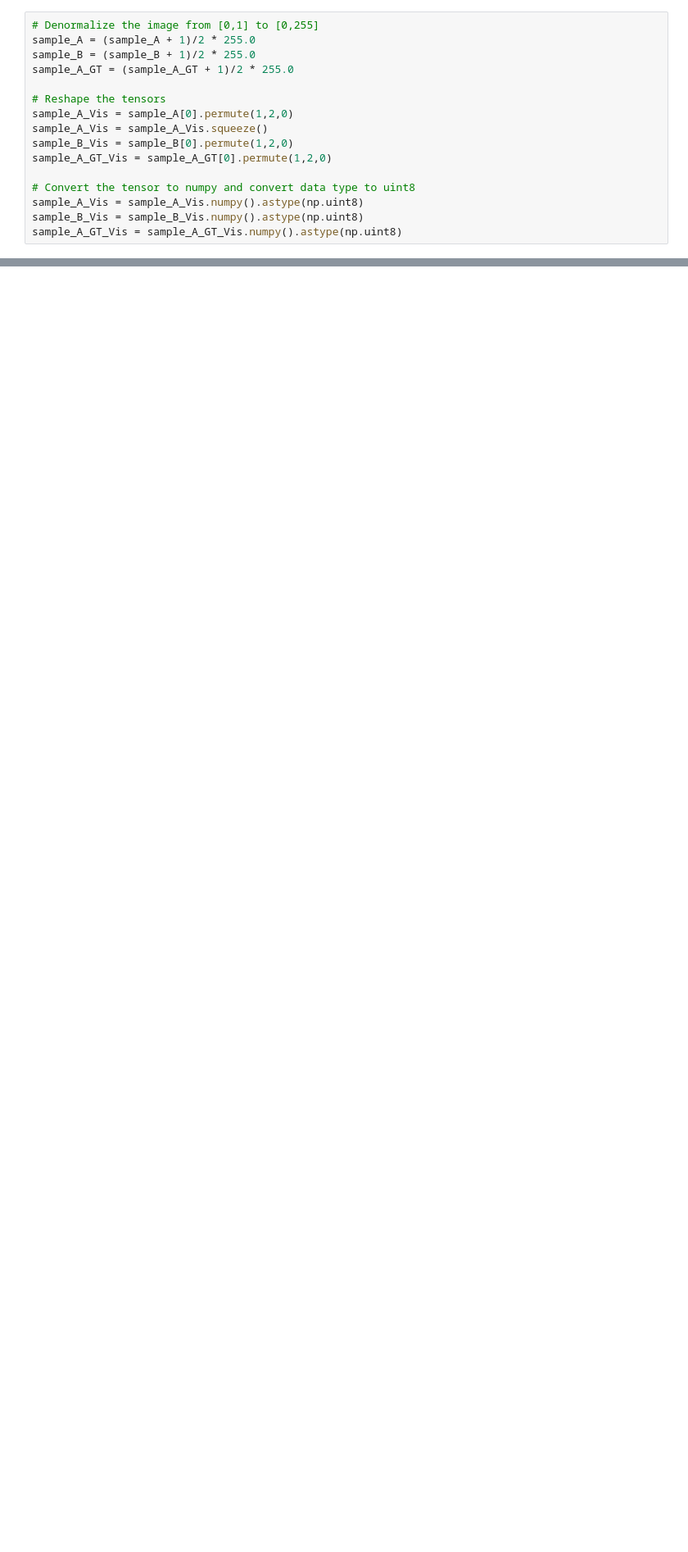
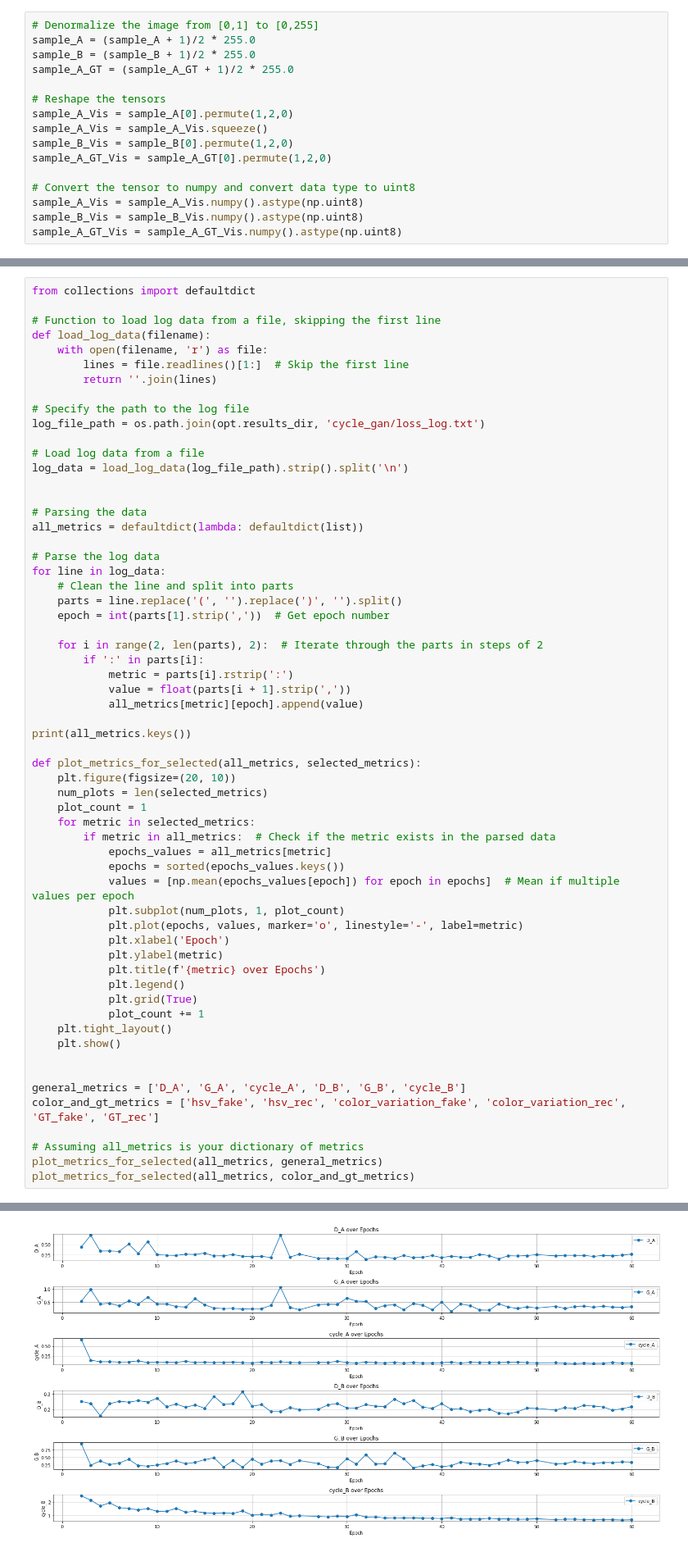
Before and after one commit to FFFROZEN090/Improved_CycleGAN_Staining, a Jupyter notebook: demo.ipynb, the cells around one changed output, grey strips where cells are left out. Shown: that part at 82% size. Drawn from its saved outputs; the diff is of its cells as text; blank space fills up the shorter version.

```diff
--- a/demo.ipynb
+++ b/demo.ipynb
@@ -217,0 +236,61 @@ RuntimeError: Given groups=1, weight of size [64, 3, 7, 7], expected input[24, 1
+# %%
+from collections import defaultdict
+
+# Function to load log data from a file, skipping the first line
+def load_log_data(filename):
+    with open(filename, 'r') as file:
+        lines = file.readlines()[1:]  # Skip the first line
+        return ''.join(lines)
+
+# Specify the path to the log file
+log_file_path = os.path.join(opt.results_dir, 'cycle_gan/loss_log.txt')
+
+# Load log data from a file
+log_data = load_log_data(log_file_path).strip().split('\n')
+
+
+# Parsing the data
+all_metrics = defaultdict(lambda: defaultdict(list))
+
+# Parse the log data
+for line in log_data:
+    # Clean the line and split into parts
+    parts = line.replace('(', '').replace(')', '').split()
+    epoch = int(parts[1].strip(','))  # Get epoch number
+
+    for i in range(2, len(parts), 2):  # Iterate through the parts in steps of 2
+        if ':' in parts[i]:
+            metric = parts[i].rstrip(':')
+            value = float(parts[i + 1].strip(','))
+            all_metrics[metric][epoch].append(value)
+
+print(all_metrics.keys())
+
+def plot_metrics_for_selected(all_metrics, selected_metrics):
+    plt.figure(figsize=(20, 10))
+    num_plots = len(selected_metrics)
+    plot_count = 1
+    for metric in selected_metrics:
+        if metric in all_metrics:  # Check if the metric exists in the parsed data
+            epochs_values = all_metrics[metric]
+            epochs = sorted(epochs_values.keys())
+            values = [np.mean(epochs_values[epoch]) for epoch in epochs]  # Mean if multiple values per epoch
+            plt.subplot(num_plots, 1, plot_count)
+            plt.plot(epochs, values, marker='o', linestyle='-', label=metric)
+            plt.xlabel('Epoch')
+            plt.ylabel(metric)
+            plt.title(f'{metric} over Epochs')
+            plt.legend()
+            plt.grid(True)
+            plot_count += 1
+    plt.tight_layout()
+    plt.show()
+
+
+general_metrics = ['D_A', 'G_A', 'cycle_A', 'D_B', 'G_B', 'cycle_B']
+color_and_gt_metrics = ['hsv_fake', 'hsv_rec', 'color_variation_fake', 'color_variation_rec', 'GT_fake', 'GT_rec']
+
+# Assuming all_metrics is your dictionary of metrics
+plot_metrics_for_selected(all_metrics, general_metrics)
+plot_metrics_for_selected(all_metrics, color_and_gt_metrics)
+# %% [output]
@@ -217,0 +298 @@ RuntimeError: Given groups=1, weight of size [64, 3, 7, 7], expected input[24, 1
+[figure, added]
```
Also changed, not shown: parts of 14 cells of this notebook, 6 other files.
